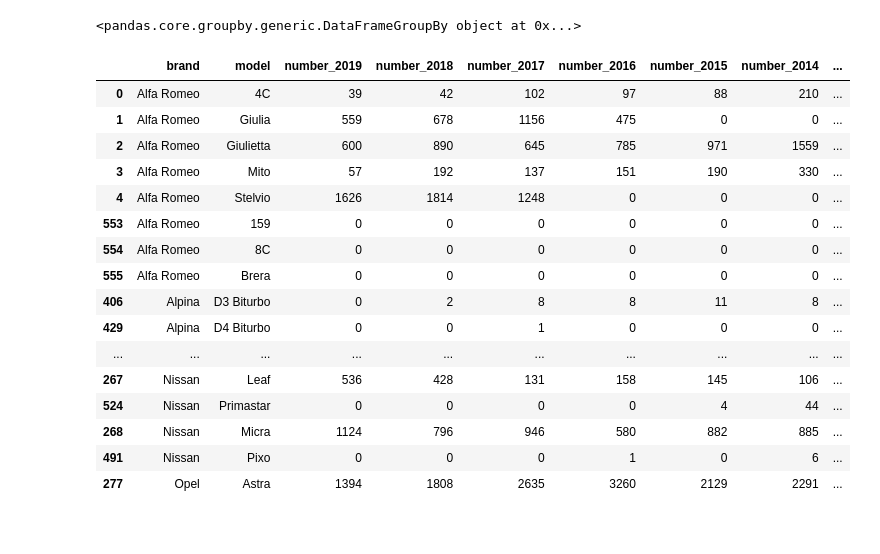
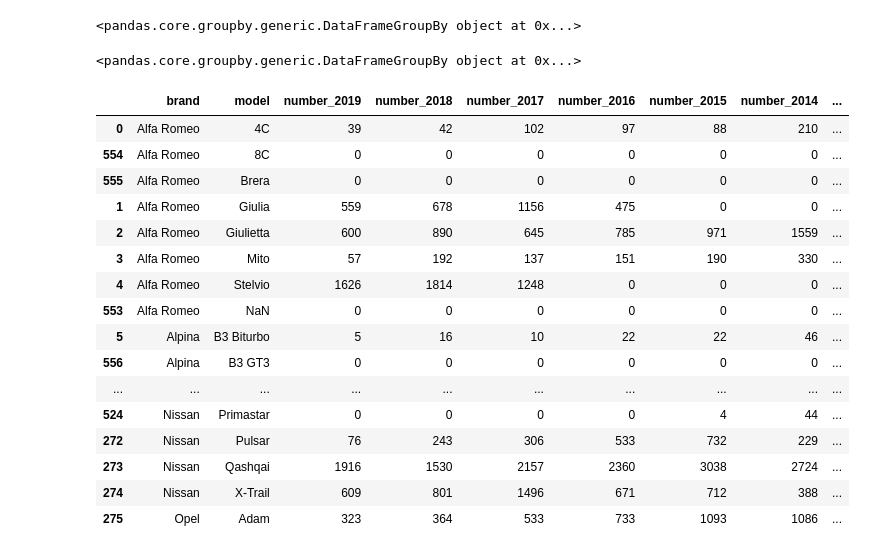
Before and after one commit to datamapio/cars, a Jupyter notebook: Passenger Cars CH.ipynb, the cells around one changed output. Cells and saved outputs as stored; diff of their text form; code cells hidden in the pictures.

Commit message:
stripped white space around brand

```diff
--- a/Passenger Cars CH.ipynb
+++ b/Passenger Cars CH.ipynb
@@ -435,26 +434,31 @@ pkw_CH_2013_2019.groupby(by="brand")
 <pandas.core.groupby.generic.DataFrameGroupBy object at 0x...>
 # %%
 years = ["number_2019", "number_2018", "number_2017", "number_2016", "number_2015", "number_2014", "number_2013"]
-years
 pkw_CH_2013_2019.loc[:, years] = pkw_CH_2013_2019.loc[:, years].fillna(0).astype(int)
+
+pkw_CH_2013_2019['model'] = pkw_CH_2013_2019['model'].str.strip()
+pkw_CH_2013_2019['brand'] = pkw_CH_2013_2019['brand'].str.strip()
+pkw_CH_2013_2019.groupby(by="brand")
+# %% [output]
+<pandas.core.groupby.generic.DataFrameGroupBy object at 0x...>
 # %%
 pd.set_option('display.max_rows', None)
-pkw_CH_2013_2019.sort_values(by=['brand'], ascending=True)
+pkw_CH_2013_2019.sort_values(by=['brand', 'model'], ascending=True)
 # %% [output]
 |  | brand | model | number_2019 | number_2018 | number_2017 | number_2016 | number_2015 | number_2014 | ... |
 | 0 | Alfa Romeo | 4C | 39 | 42 | 102 | 97 | 88 | 210 | ... |
+| 554 | Alfa Romeo | 8C | 0 | 0 | 0 | 0 | 0 | 0 | ... |
+| 555 | Alfa Romeo | Brera | 0 | 0 | 0 | 0 | 0 | 0 | ... |
 | 1 | Alfa Romeo | Giulia | 559 | 678 | 1156 | 475 | 0 | 0 | ... |
 | 2 | Alfa Romeo | Giulietta | 600 | 890 | 645 | 785 | 971 | 1559 | ... |
 | 3 | Alfa Romeo | Mito | 57 | 192 | 137 | 151 | 190 | 330 | ... |
 | 4 | Alfa Romeo | Stelvio | 1626 | 1814 | 1248 | 0 | 0 | 0 | ... |
-| 553 | Alfa Romeo | 159 | 0 | 0 | 0 | 0 | 0 | 0 | ... |
-| 554 | Alfa Romeo | 8C | 0 | 0 | 0 | 0 | 0 | 0 | ... |
-| 555 | Alfa Romeo | Brera | 0 | 0 | 0 | 0 | 0 | 0 | ... |
-| 406 | Alpina | D3 Biturbo | 0 | 2 | 8 | 8 | 11 | 8 | ... |
-| 429 | Alpina | D4 Biturbo | 0 | 0 | 1 | 0 | 0 | 0 | ... |
+| 553 | Alfa Romeo | NaN | 0 | 0 | 0 | 0 | 0 | 0 | ... |
+| 5 | Alpina | B3 Biturbo | 5 | 16 | 10 | 22 | 22 | 46 | ... |
+| 556 | Alpina | B3 GT3 | 0 | 0 | 0 | 0 | 0 | 0 | ... |
 | ... | ... | ... | ... | ... | ... | ... | ... | ... | ... |
-| 267 | Nissan | Leaf | 536 | 428 | 131 | 158 | 145 | 106 | ... |
 | 524 | Nissan | Primastar | 0 | 0 | 0 | 0 | 4 | 44 | ... |
-| 268 | Nissan | Micra | 1124 | 796 | 946 | 580 | 882 | 885 | ... |
-| 491 | Nissan | Pixo | 0 | 0 | 0 | 1 | 0 | 6 | ... |
-| 277 | Opel | Astra | 1394 | 1808 | 2635 | 3260 | 2129 | 2291 | ... |
+| 272 | Nissan | Pulsar | 76 | 243 | 306 | 533 | 732 | 229 | ... |
+| 273 | Nissan | Qashqai | 1916 | 1530 | 2157 | 2360 | 3038 | 2724 | ... |
+| 274 | Nissan | X-Trail | 609 | 801 | 1496 | 671 | 712 | 388 | ... |
+| 275 | Opel | Adam | 323 | 364 | 533 | 733 | 1093 | 1086 | ... |
```
Also changed, not shown: parts of 10 cells of this notebook, 1 other file.
